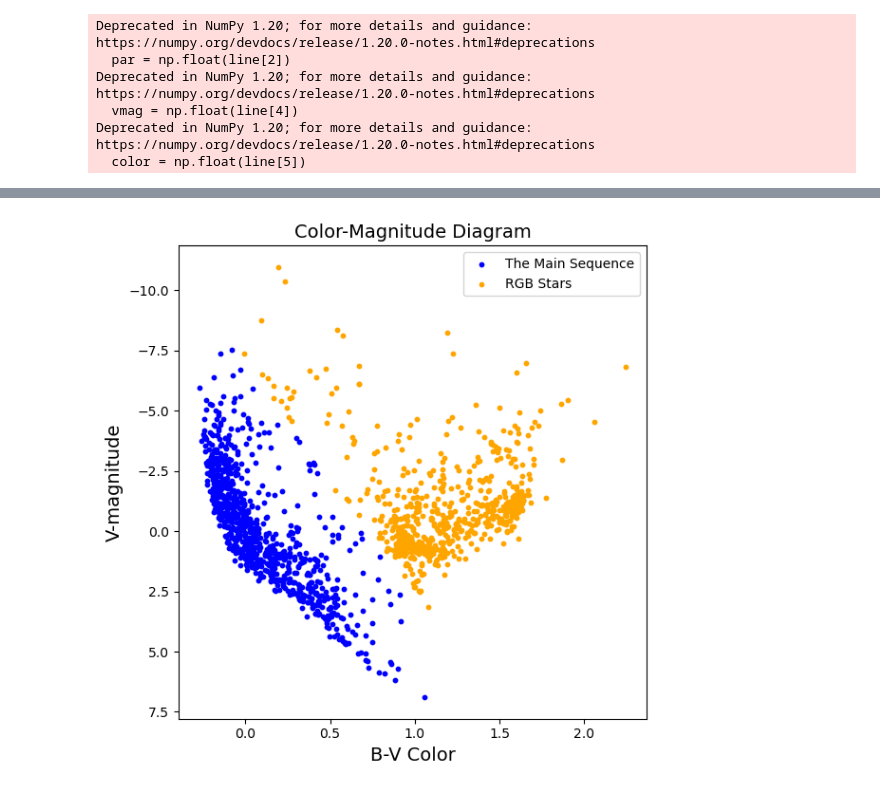
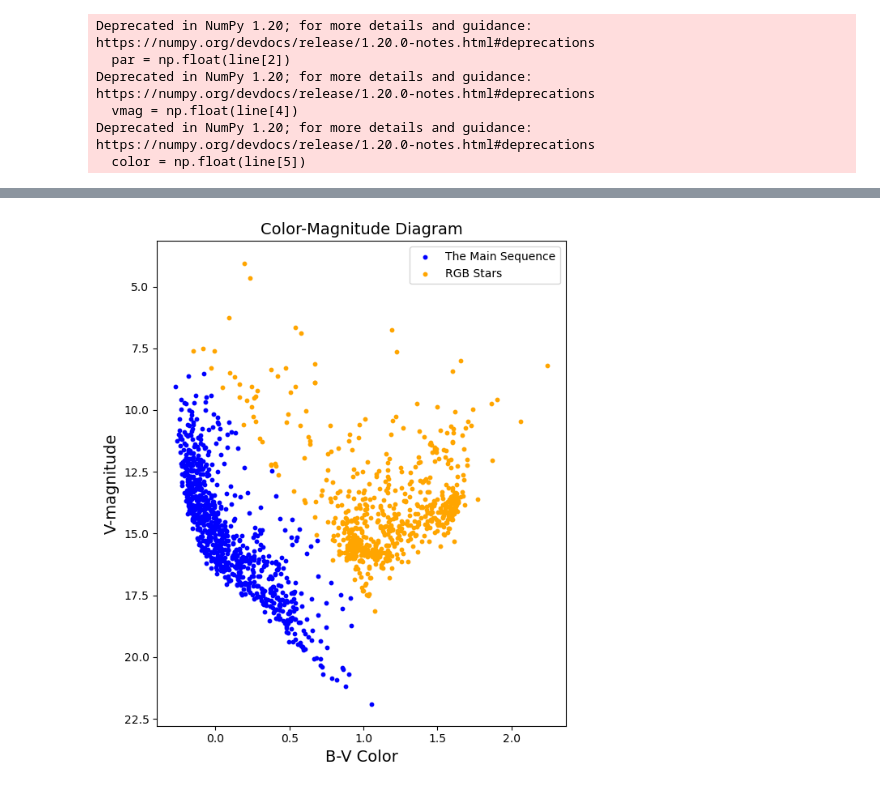
Before and after one commit to qingru-hu/Stars-and-Planets, a Jupyter notebook: ps1/code/color_mag_diag.ipynb, the cells around one changed output, grey strips where cells are left out. Drawn from its saved outputs; the diff is of its cells as text; code cells hidden in the pictures.

```diff
--- a/ps1/code/color_mag_diag.ipynb
+++ b/ps1/code/color_mag_diag.ipynb
@@ -32,7 +32,7 @@ for line in lines:
     if line[2]=='':
         continue
     par = np.float(line[2])
-    d = 1000/par
+    d = 1/par
     # convert vmag to M
     vmag = np.float(line[4])
     Mag = vmag - 5*np.log10(d/10)
@@ -73,24 +77,24 @@ plt.show()
 # %%
-fig, ax = plt.subplots(figsize=(6, 6))
+fig, ax = plt.subplots(figsize=(6, 7))
 
-ind = (Mags > -7 + 10*colors)
+ind = (Mags > 9 + 9*colors)
 ax.scatter(colors[ind], Mags[ind], color='b', s=10, label='The Main Sequence')
 ax.scatter(colors[~ind], Mags[~ind], color='orange', s=10, label='RGB Stars')
 # for i,Mag in enumerate(Mags):
 #     if Mag > 7.5 - 2*colors[i]:
 #         ax.scatter(colors, Mags, color='b', s=10)
 #     else:
 #         ax.scatter(colors, Mags, color='y', s=10)
 # ax.scatter(colors[[np.argmax(pars)]], Mags[[np.argmax(pars)]], color='b', s=15)
 # ax.scatter(colors[[np.argmax(vmags)]], Mags[[np.argmax(vmags)]], color='r', s=15)
 
 ax.invert_yaxis()
 ax.set_title('Color-Magnitude Diagram', fontdict=fontdict)
 ax.set_ylabel('V-magnitude', fontdict=fontdict)
 ax.set_xlabel('B-V Color', fontdict=fontdict)
 ax.legend()
 plt.tight_layout()
 plt.savefig('two_class.png', dpi=200)
 plt.show()
 # %% [output]
-[figure, old version]
+[figure, new version]
```
Also changed, not shown: parts of 9 cells of this notebook, 8 other files.
